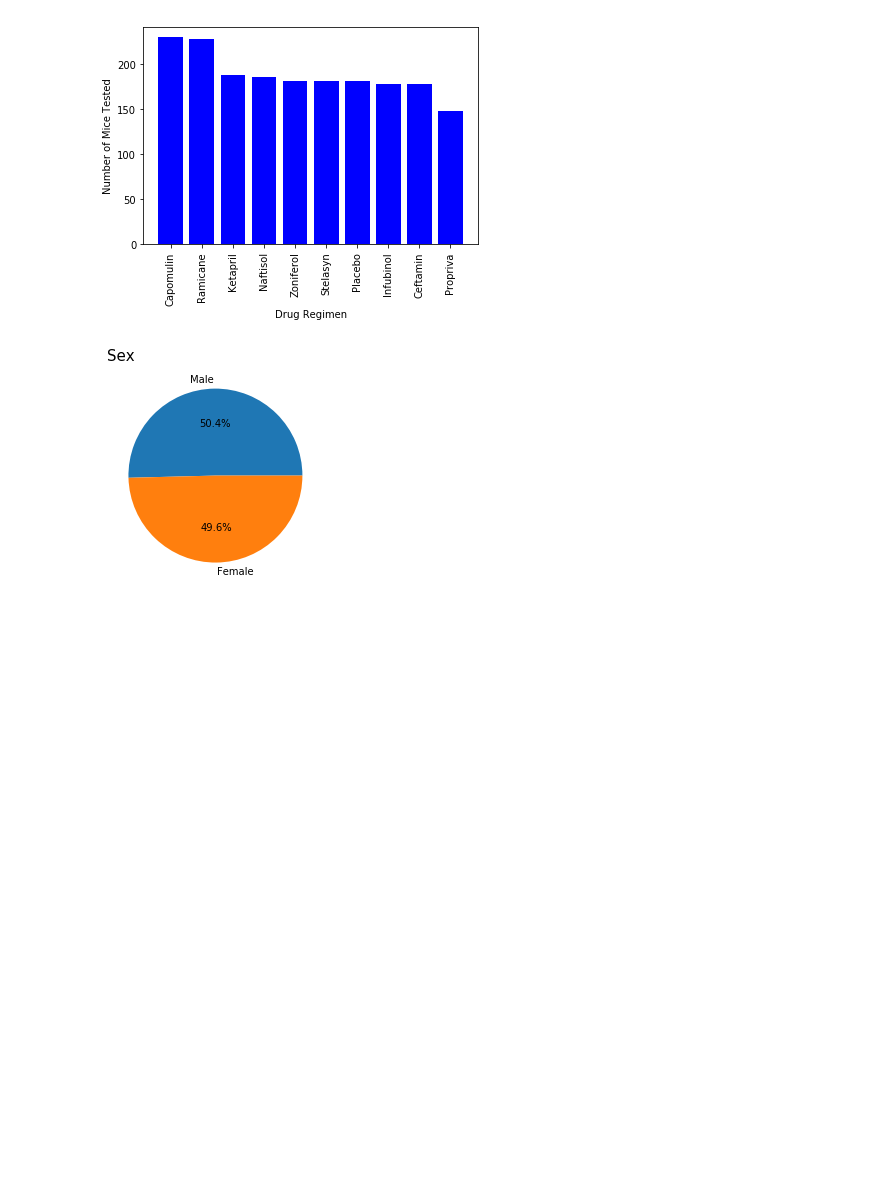
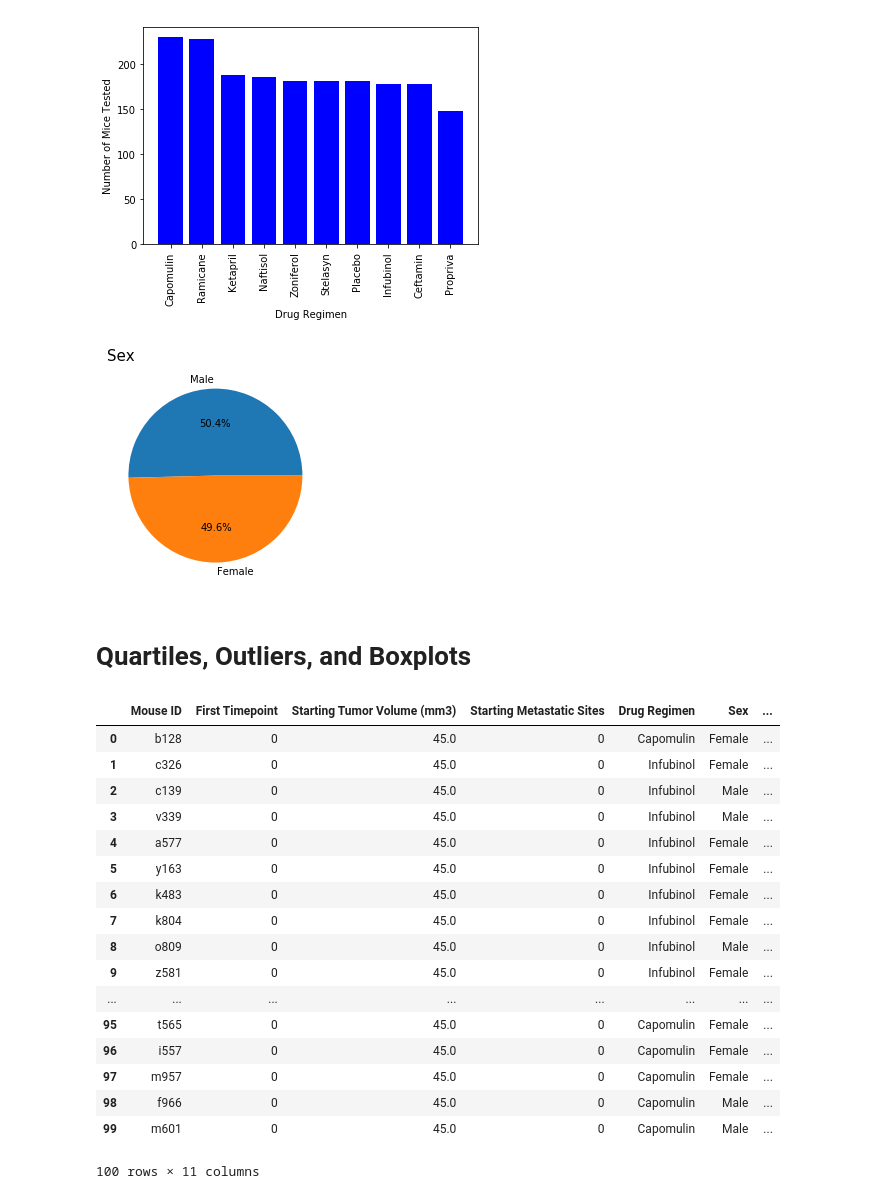
Before and after one commit to mradovic10/matplotlib-challenge, a Jupyter notebook: matplotlib-challenge.ipynb, the cells around one changed output. Saved outputs shown, nothing was run; the diff lists cells and outputs as text; code cells hidden in the pictures; blank space fills up the shorter version.

Commit message:
First cell of Quartiles, Outliers, and Boxpolots completed.

```diff
--- a/matplotlib-challenge.ipynb
+++ b/matplotlib-challenge.ipynb
@@ -182,3 +182,57 @@ plt.title("Sex", fontsize = 15, loc = "left")
 plt.show()
 # %% [output]
 [figure]
+# %% [markdown]
+# Quartiles, Outliers, and Boxplots
+# %%
+# Calculate the final tumor volume of each mouse across four of the treatment regimens:
+# Capomulin, Ramicane, Infubinol, and Ceftamin
+
+# "unique_mice_df" from the Pie Charts portion already has the last (greatest) timepoint for each mouse.
+
+
+# Only include the four mentioned drugs in the DataFrame.
+four_drug_summary = unique_mice_df[(unique_mice_df["Drug Regimen"] == "Capomulin") | (unique_mice_df["Drug Regimen"] == "Ramicane") |
+                                   (unique_mice_df["Drug Regimen"] == "Infubinol") | (unique_mice_df["Drug Regimen"] == "Ceftamin")]
+
+# Rename Tumor Volume, Timepoint, and Metastatic Sites columns to reflect that they are the final counts.
+four_drug_summary = four_drug_summary.rename(columns = {"Tumor Volume (mm3)": "Final Tumor Volume (mm3)",
+                                                        "Timepoint": "Last Timepoint",
+                                                        "Metastatic Sites": "Final Metastatic Sites"})
+
+# Condense the "four_drug_summary" to only include these four columns, since the other columns are going to be the same as
+# the columns in the DataFrame below (the two DataFrames will eventually be merged).
+four_drug_summary = four_drug_summary[["Mouse ID", "Last Timepoint", "Final Tumor Volume (mm3)", "Final Metastatic Sites"]]
+
+# Create a DataFrame with each mouse's starting points and only include the four mentioned drugs in the DataFrame.
+starting_timepoint = combined_data.drop_duplicates(["Mouse ID"], keep="first").reset_index(drop=True)
+starting_four_drug_summary = starting_timepoint[(starting_timepoint["Drug Regimen"] == "Capomulin") | (starting_timepoint["Drug Regimen"] == "Ramicane") |
+                                   (starting_timepoint["Drug Regimen"] == "Infubinol") | (starting_timepoint["Drug Regimen"] == "Ceftamin")]
+
+# Rename Tumor Volume, Timepoint, and Metastatic Sites columns to reflect that they are the starting counts.
+starting_four_drug_summary = starting_four_drug_summary.rename(columns = {"Tumor Volume (mm3)": "Starting Tumor Volume (mm3)",
+                                                                          "Timepoint": "First Timepoint",
+                                                                          "Metastatic Sites": "Starting Metastatic Sites"})
+
+# Merge the two DataFrames to get the starting and finishing datapoints for each mouse within the four drugs context.
+start_finish_df = pd.merge(starting_four_drug_summary, four_drug_summary, how="left", on=["Mouse ID"])
+start_finish_df
+# %% [output]
+|  | Mouse ID | First Timepoint | Starting Tumor Volume (mm3) | Starting Metastatic Sites | Drug Regimen | Sex | ... |
+| 0 | b128 | 0 | 45.0 | 0 | Capomulin | Female | ... |
+| 1 | c326 | 0 | 45.0 | 0 | Infubinol | Female | ... |
+| 2 | c139 | 0 | 45.0 | 0 | Infubinol | Male | ... |
+| 3 | v339 | 0 | 45.0 | 0 | Infubinol | Male | ... |
+| 4 | a577 | 0 | 45.0 | 0 | Infubinol | Female | ... |
+| 5 | y163 | 0 | 45.0 | 0 | Infubinol | Female | ... |
+| 6 | k483 | 0 | 45.0 | 0 | Infubinol | Female | ... |
+| 7 | k804 | 0 | 45.0 | 0 | Infubinol | Female | ... |
+| 8 | o809 | 0 | 45.0 | 0 | Infubinol | Male | ... |
+| 9 | z581 | 0 | 45.0 | 0 | Infubinol | Female | ... |
+| ... | ... | ... | ... | ... | ... | ... | ... |
+| 95 | t565 | 0 | 45.0 | 0 | Capomulin | Female | ... |
+| 96 | i557 | 0 | 45.0 | 0 | Capomulin | Female | ... |
+| 97 | m957 | 0 | 45.0 | 0 | Capomulin | Female | ... |
+| 98 | f966 | 0 | 45.0 | 0 | Capomulin | Male | ... |
+| 99 | m601 | 0 | 45.0 | 0 | Capomulin | Male | ... |
+100 rows × 11 columns
```
